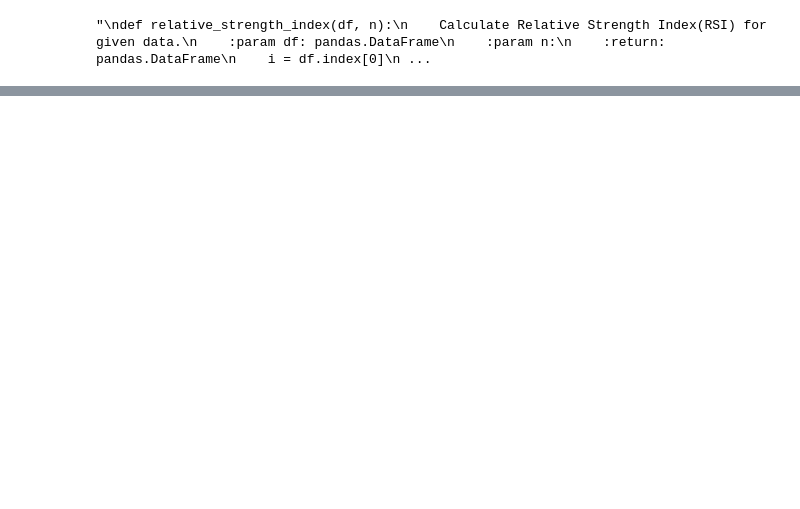
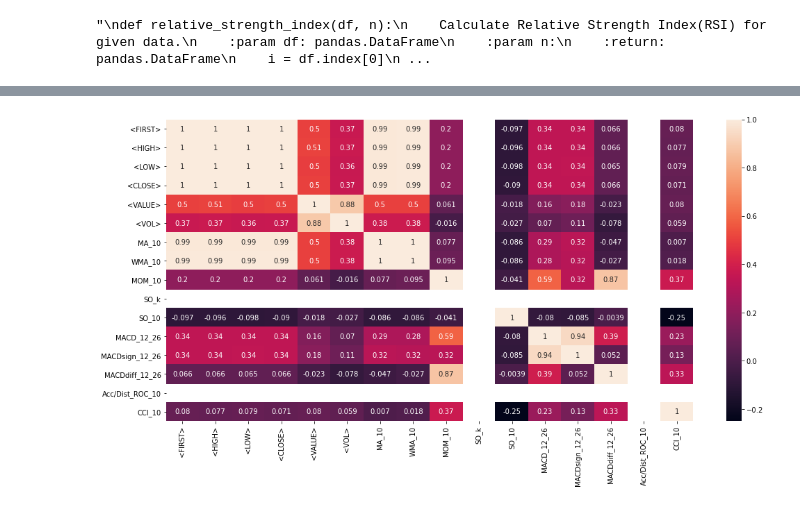
Before and after one commit to Devanshi-123/stock_market_prediction, a Jupyter notebook: Stock_Market_Prediction.ipynb, the cells around one changed output, grey strips where cells are left out. Drawn from its saved outputs; the diff is of its cells as text; code cells hidden in the pictures; blank space fills up the shorter version.

```diff
--- a/Stock_Market_Prediction.ipynb
+++ b/Stock_Market_Prediction.ipynb
@@ -172,16 +172,15 @@ def relative_strength_index(df, n):
 "\ndef relative_strength_index(df, n):\n    Calculate Relative Strength Index(RSI) for given data.\n    :param df: pandas.DataFrame\n    :param n:\n    :return: pandas.DataFrame\n    i = df.index[0]\n ...
 # %%
 #7. Signal
-#Value of n_fast and n_slow ??
-"""
-  def macd(df, n_fast, n_slow):
-    Calculate MACD, MACD Signal and MACD difference
+def macd(df, n_fast, n_slow):
+    """Calculate MACD, MACD Signal and MACD difference
     :param df: pandas.DataFrame
     :param n_fast:
     :param n_slow:
     :return: pandas.DataFrame
-    EMAfast = pd.Series(df['close'].ewm(span=n_fast, min_periods=n_slow).mean())
-    EMAslow = pd.Series(df['close'].ewm(span=n_slow, min_periods=n_slow).mean())
+    """
+    EMAfast = pd.Series(df['<CLOSE>'].ewm(span=n_fast, min_periods=n_slow).mean())
+    EMAslow = pd.Series(df['<CLOSE>'].ewm(span=n_slow, min_periods=n_slow).mean())
     MACD = pd.Series(EMAfast - EMAslow, name='MACD_' + str(n_fast) + '_' + str(n_slow))
     MACDsign = pd.Series(MACD.ewm(span=9, min_periods=9).mean(), name='MACDsign_' + str(n_fast) + '_' + str(n_slow))
     MACDdiff = pd.Series(MACD - MACDsign, name='MACDdiff_' + str(n_fast) + '_' + str(n_slow))
@@ -189,5 +188,6 @@ def relative_strength_index(df, n):
     df = df.join(MACDsign)
     df = df.join(MACDdiff)
     return df
-"""
+df_new = macd(df_new,12,26)
+df_new.head()
 # %% [output]
@@ -245,0 +334,3 @@ df_new.tail()
+# %%
+data = (df_new - df_new.mean()) / (df_new.max() - df_new.min())
+data.tail()
@@ -245,0 +345,6 @@ df_new.tail()
+# %%
+import seaborn as sns
+plt.figure(1 , figsize = (17 , 8))
+cor = sns.heatmap(data.corr(), annot = True)
+# %% [output]
+[figure, added]
```
Also changed, not shown: parts of 8 cells of this notebook.
